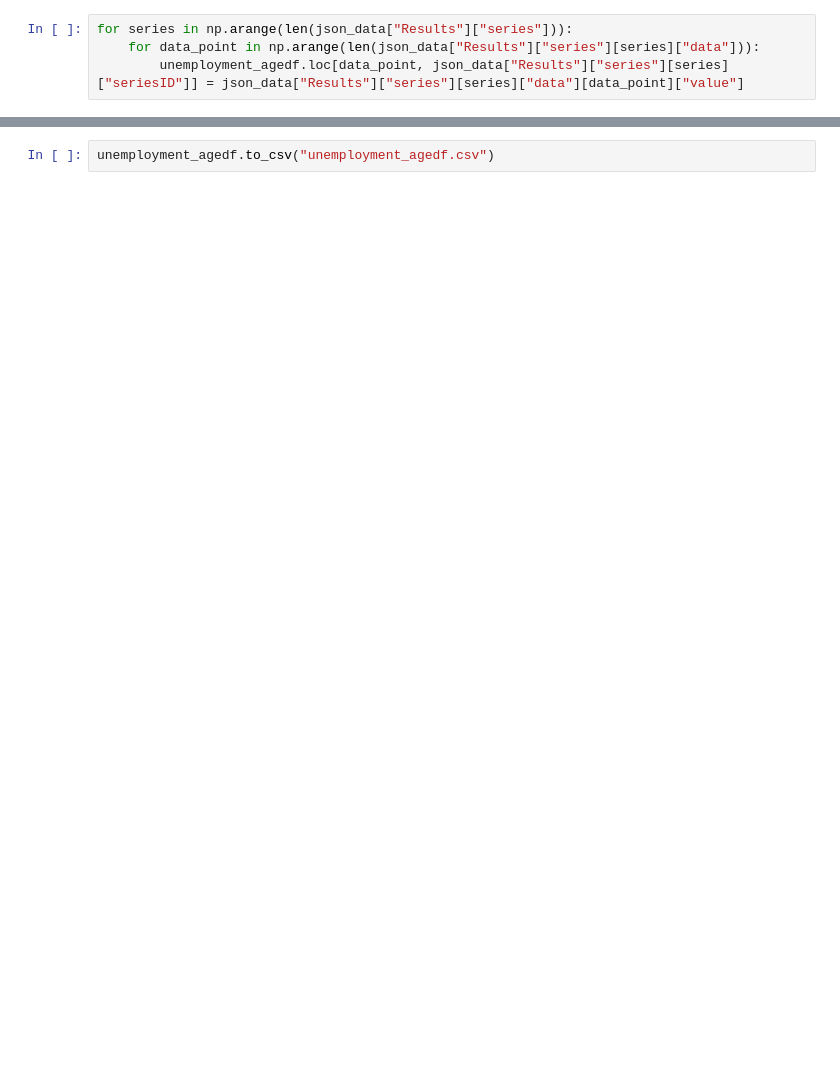
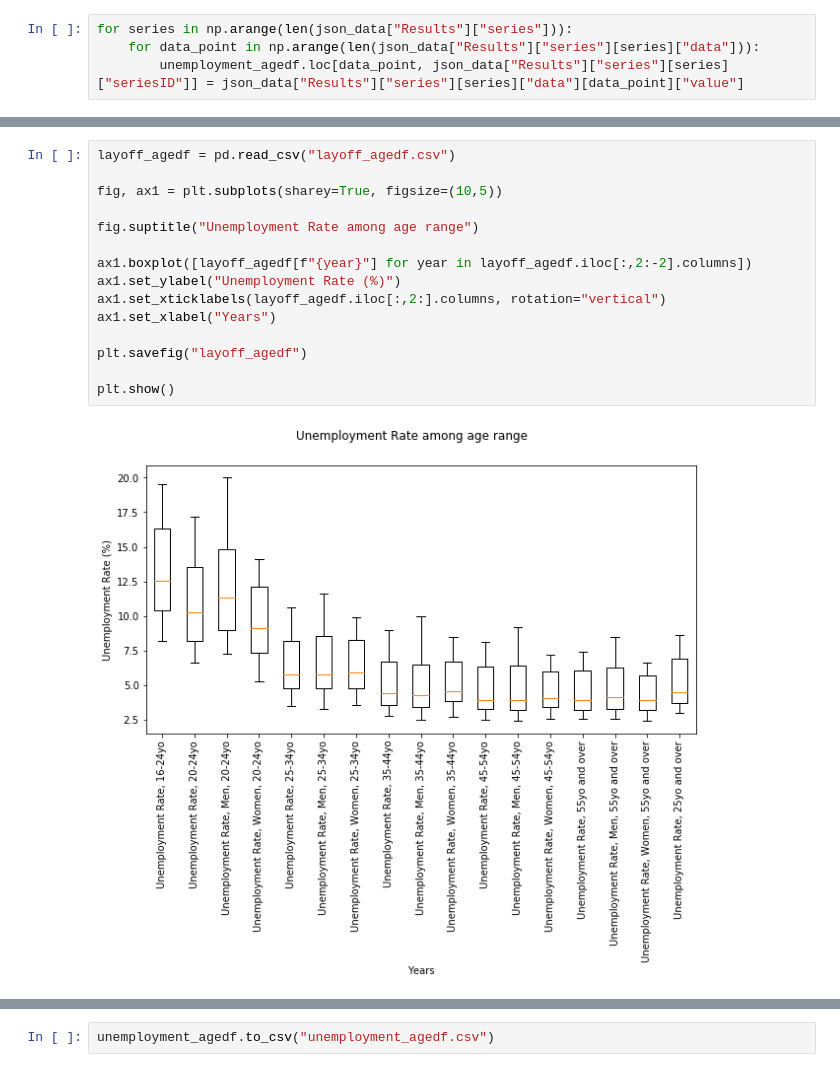
Before and after one commit to jasmine73317/Project-1_Unemployment_data, a Jupyter notebook: Unemployment age group.ipynb, the cells around one changed output, grey strips where cells are left out. Drawn from its saved outputs; the diff is of its cells as text; blank space fills up the shorter version.

```diff
--- a/Unemployment age group.ipynb
+++ b/Unemployment age group.ipynb
@@ -103,0 +300,17 @@ unemployment_agedf.head()
+# %%
+layoff_agedf = pd.read_csv("layoff_agedf.csv")
+
+fig, ax1 = plt.subplots(sharey=True, figsize=(10,5))
+
+fig.suptitle("Unemployment Rate among age range")
+
+ax1.boxplot([layoff_agedf[f"{year}"] for year in layoff_agedf.iloc[:,2:-2].columns])
+ax1.set_ylabel("Unemployment Rate (%)")
+ax1.set_xticklabels(layoff_agedf.iloc[:,2:].columns, rotation="vertical")
+ax1.set_xlabel("Years")
+
+plt.savefig("layoff_agedf")
+
+plt.show()
+# %% [output]
+[figure, added]
```
Also changed, not shown: parts of 25 cells of this notebook, 5 other files.
